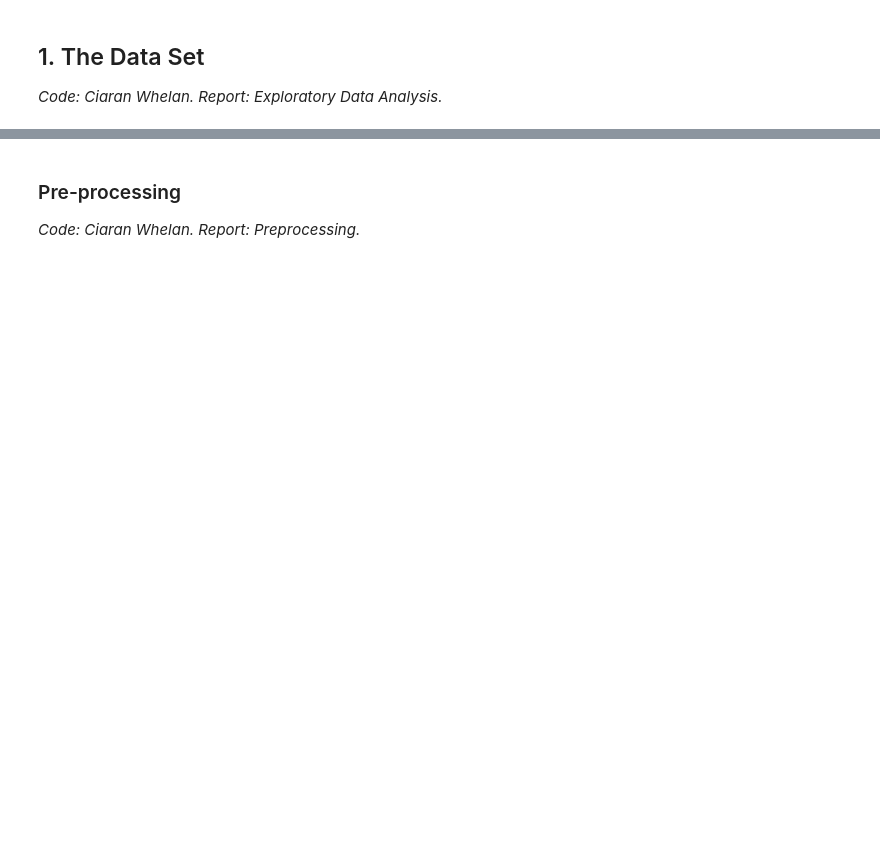
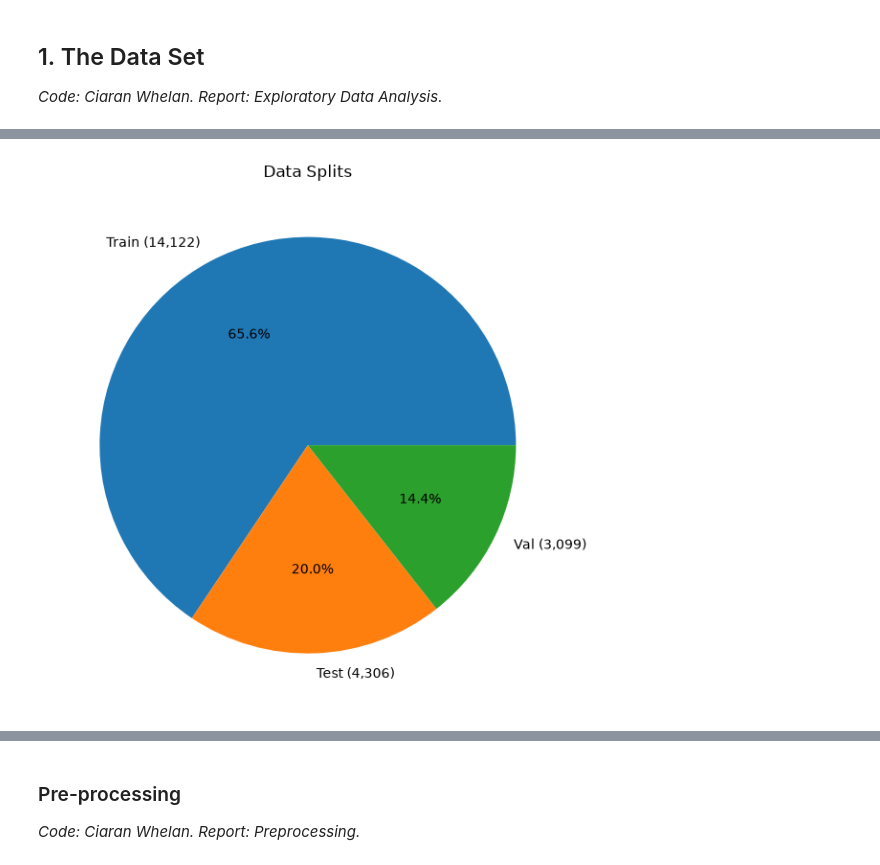
Before and after one commit to CiaranW005/CS4287-CNN-Assignment-Fire-Smoke-Detection, a Jupyter notebook: notebooks/final/CS4287-Assign2-23370211-23304472-23371137.ipynb, the cells around one changed output, grey strips where cells are left out. Drawn from its saved outputs; the diff is of its cells as text; code cells hidden in the pictures; blank space fills up the shorter version.

```diff
--- a/notebooks/final/CS4287-Assign2-23370211-23304472-23371137.ipynb
+++ b/notebooks/final/CS4287-Assign2-23370211-23304472-23371137.ipynb
@@ -155,0 +279,15 @@ Keep the same names and remove the `from src` imports.
+# %%
+@dataclass
+class BoundingBox:
+    category: int   #Fire-1, Smoke-0
+    coordinates: tuple[float, float, float, float] #x_center, y_center, width, height
+
+@dataclass
+class LabelRecord:
+    path: str
+    split: str
+    boxes: list[BoundingBox]
+    label: int = field(init=False) # contains fire/smoke-1, doesnt-0
+
+    def __post_init__(self):
+        self.label = int(bool(self.boxes))
@@ -159,0 +492,17 @@ df.groupby("split").size()
+# %%
+plt.figure(figsize=(6, 6))
+
+split_counts = df["split"].value_counts()
+labels = [f"{label.capitalize()} ({count:,})" for label, count in split_counts.items()]
+
+split_counts.plot(
+    kind="pie",
+    autopct="%1.1f%%",
+    labels=labels,
+)
+plt.title("Data Splits")
+plt.tight_layout()
+plt.savefig(PLOT_DIR / "data_split.svg")
+plt.show()
+# %% [output]
+[figure, added]
```
Also changed, not shown: parts of 127 cells of this notebook.
